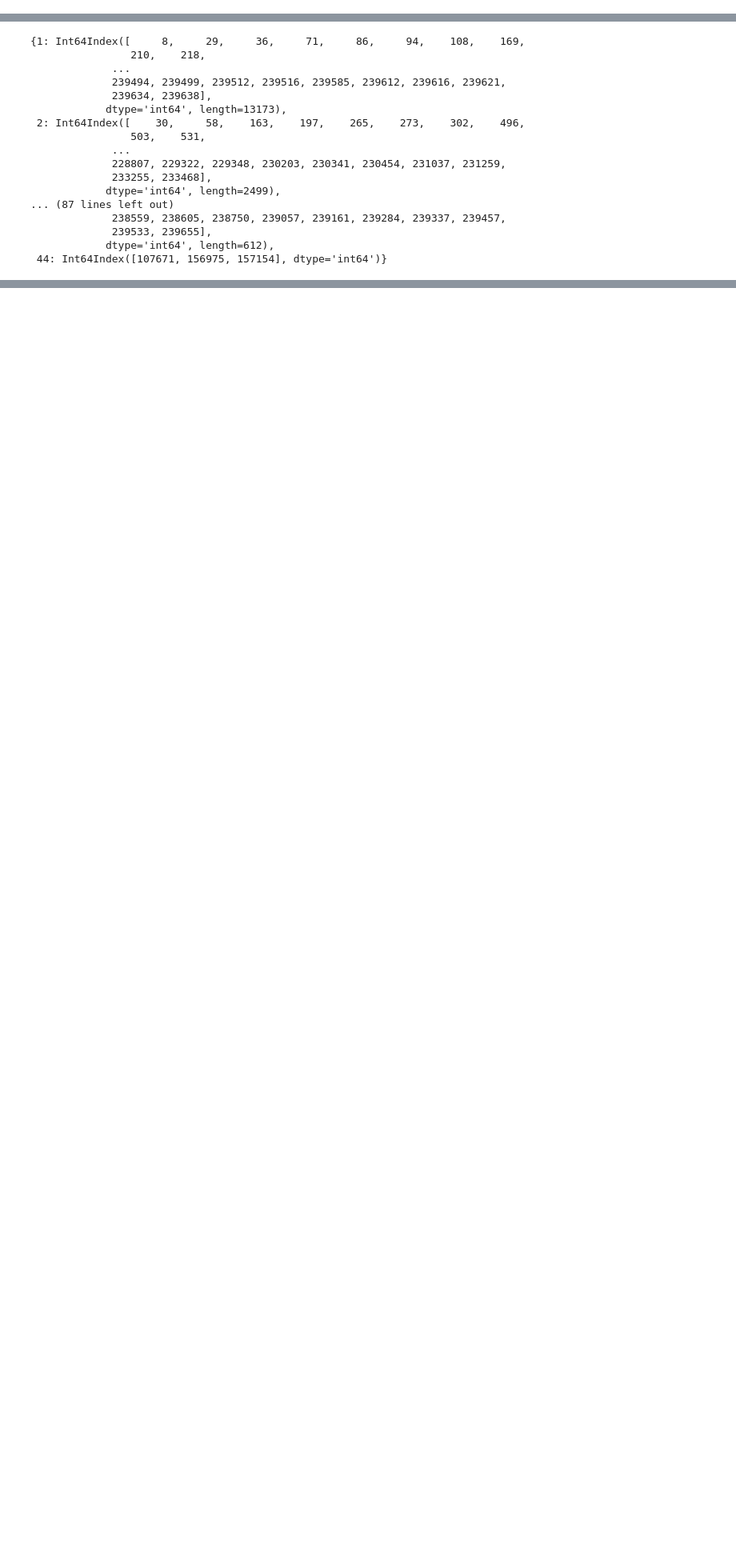
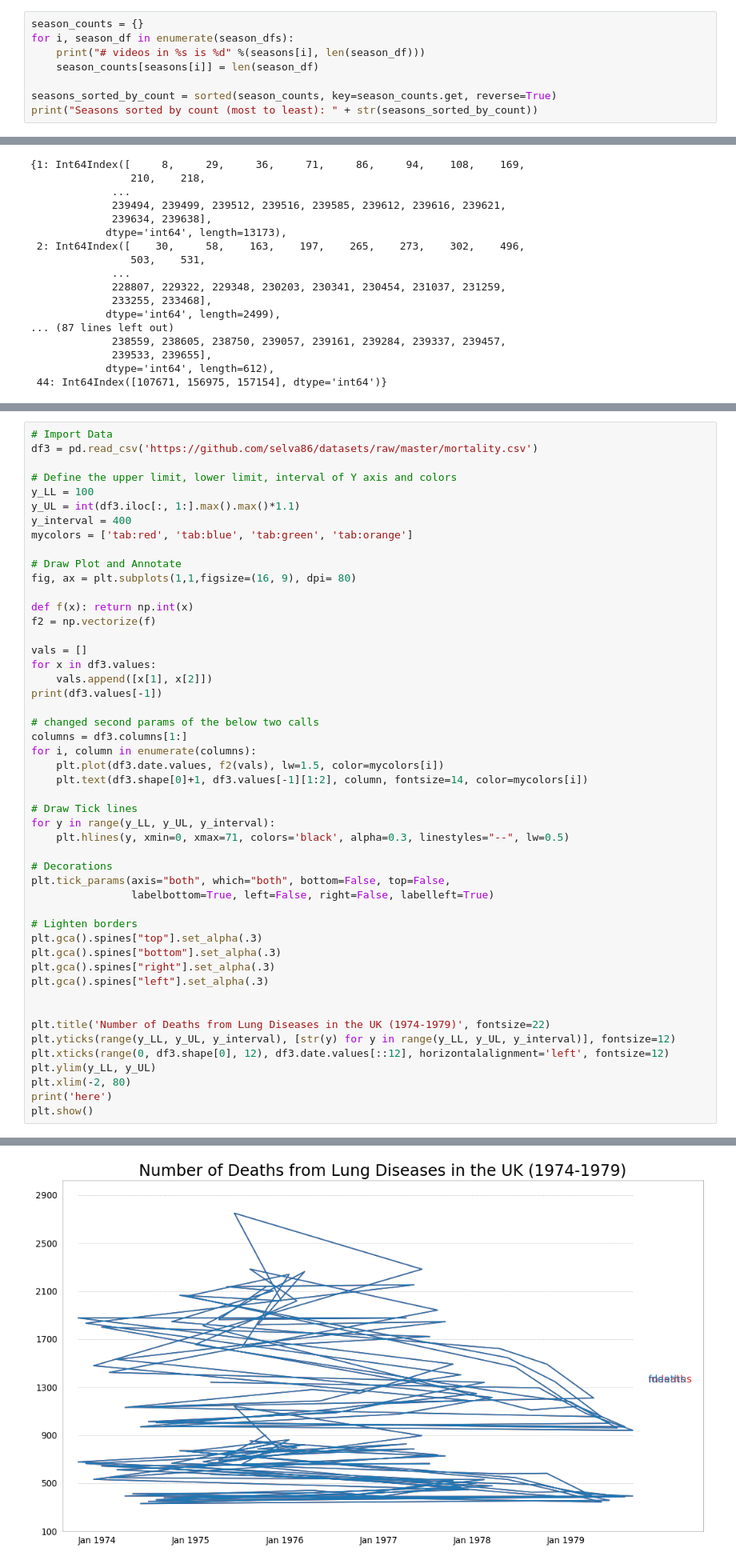
Before and after one commit to ChuckBowers/info-300-final, a Jupyter notebook: final_data_analysis.ipynb, the cells around one changed output, grey strips where cells are left out. Shown at 80% size. Drawn from its saved outputs; the diff is of its cells as text; blank space fills up the shorter version.

```diff
--- a/final_data_analysis.ipynb
+++ b/final_data_analysis.ipynb
@@ -220,0 +212,8 @@ spring
+# %%
+season_counts = {}
+for i, season_df in enumerate(season_dfs):
+    print("# videos in %s is %d" %(seasons[i], len(season_df)))
+    season_counts[seasons[i]] = len(season_df)
+
+seasons_sorted_by_count = sorted(season_counts, key=season_counts.get, reverse=True)
+print("Seasons sorted by count (most to least): " + str(seasons_sorted_by_count))
@@ -380,0 +480,50 @@ category_groups = df.groupby('category_id').groups
+# %%
+# Import Data
+df3 = pd.read_csv('https://github.com/selva86/datasets/raw/master/mortality.csv')
+
+# Define the upper limit, lower limit, interval of Y axis and colors
+y_LL = 100
+y_UL = int(df3.iloc[:, 1:].max().max()*1.1)
+y_interval = 400
+mycolors = ['tab:red', 'tab:blue', 'tab:green', 'tab:orange']
+
+# Draw Plot and Annotate
+fig, ax = plt.subplots(1,1,figsize=(16, 9), dpi= 80)
+
+def f(x): return np.int(x)
+f2 = np.vectorize(f)
+
+vals = []
+for x in df3.values:
+    vals.append([x[1], x[2]])
+print(df3.values[-1])
+
+# changed second params of the below two calls
+columns = df3.columns[1:]
+for i, column in enumerate(columns):
+    plt.plot(df3.date.values, f2(vals), lw=1.5, color=mycolors[i])
+    plt.text(df3.shape[0]+1, df3.values[-1][1:2], column, fontsize=14, color=mycolors[i])
+
+# Draw Tick lines
+for y in range(y_LL, y_UL, y_interval):
+    plt.hlines(y, xmin=0, xmax=71, colors='black', alpha=0.3, linestyles="--", lw=0.5)
+
+# Decorations
+plt.tick_params(axis="both", which="both", bottom=False, top=False,
+                labelbottom=True, left=False, right=False, labelleft=True)
+
+# Lighten borders
+plt.gca().spines["top"].set_alpha(.3)
+plt.gca().spines["bottom"].set_alpha(.3)
+plt.gca().spines["right"].set_alpha(.3)
+plt.gca().spines["left"].set_alpha(.3)
+
+
+plt.title('Number of Deaths from Lung Diseases in the UK (1974-1979)', fontsize=22)
+plt.yticks(range(y_LL, y_UL, y_interval), [str(y) for y in range(y_LL, y_UL, y_interval)], fontsize=12)
+plt.xticks(range(0, df3.shape[0], 12), df3.date.values[::12], horizontalalignment='left', fontsize=12)
+plt.ylim(y_LL, y_UL)
+plt.xlim(-2, 80)
+print('here')
+plt.show()
+# %% [output]
@@ -380,0 +532 @@ category_groups = df.groupby('category_id').groups
+[figure, added]
```
Also changed, not shown: parts of 22 cells of this notebook.
